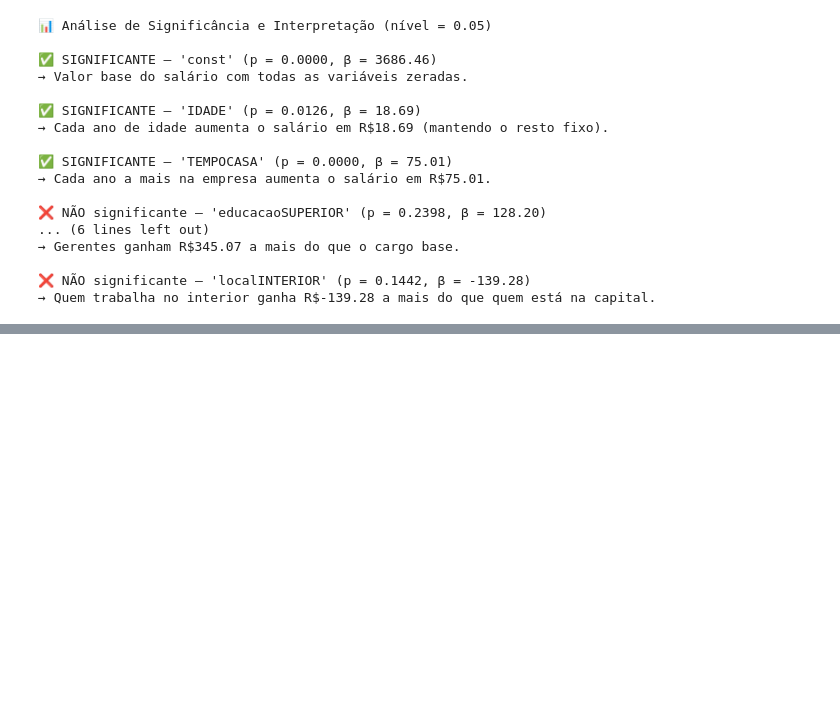
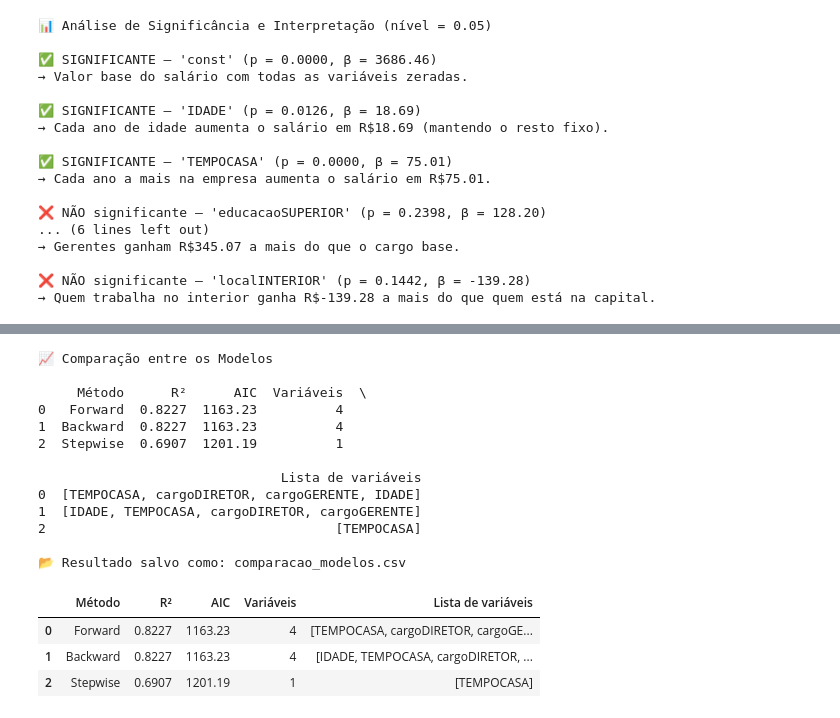
Before and after one commit to gabifgv/portfolio-ml, a Jupyter notebook: reg_multipla.ipynb, the cells around one changed output, grey strips where cells are left out. Drawn from its saved outputs; the diff is of its cells as text; code cells hidden in the pictures; blank space fills up the shorter version.

```diff
--- a/reg_multipla.ipynb
+++ b/reg_multipla.ipynb
@@ -342,0 +552,62 @@ plt.show()
+# %%
+def comparar_modelos(modelos_dict):
+    """
+    Recebe um dicionário com modelos e mostra R², AIC e variáveis usadas.
+    """
+    print("📈 Comparação entre os Modelos\n")
+    resultados = []
+
+    for nome, (modelo, variaveis) in modelos_dict.items():
+        resultados.append({
+            "Método": nome,
+            "R²": round(modelo.rsquared, 4),
+            "AIC": round(modelo.aic, 2),
+            "Variáveis": len(variaveis),
+            "Lista de variáveis": variaveis
+        })
+
+    df_resultados = pd.DataFrame(resultados).sort_values(by="AIC")
+    print(df_resultados)
+
+    # Exportar para CSV (opcional)
+    df_resultados.to_csv("comparacao_modelos.csv", index=False)
+    print("\n📂 Resultado salvo como: comparacao_modelos.csv")
+
+    return df_resultados
+# %%
+# Definindo os dados
+X = df[['IDADE', 'TEMPOCASA', 'educacaoSUPERIOR', 'cargoDIRETOR', 'cargoGERENTE', 'localINTERIOR']]
+y = df['SALARIO']
+
+# Rodando os métodos
+modelo_forward, vars_forward = forward_selection(X, y)
+modelo_backward, vars_backward = backward_elimination(X, y)
+modelo_stepwise, vars_stepwise = stepwise_selection(X, y)
+
+# Juntando para comparar
+modelos = {
+    "Forward": (modelo_forward, vars_forward),
+    "Backward": (modelo_backward, vars_backward),
+    "Stepwise": (modelo_stepwise, vars_stepwise)
+}
+
+# Comparando
+comparar_modelos(modelos)
+# %% [output]
+📈 Comparação entre os Modelos
+
+     Método      R²      AIC  Variáveis  \
+0   Forward  0.8227  1163.23          4
+1  Backward  0.8227  1163.23          4
+2  Stepwise  0.6907  1201.19          1
+
+                               Lista de variáveis
+0  [TEMPOCASA, cargoDIRETOR, cargoGERENTE, IDADE]
+1  [IDADE, TEMPOCASA, cargoDIRETOR, cargoGERENTE]
+2                                     [TEMPOCASA]
+
+📂 Resultado salvo como: comparacao_modelos.csv
+|  | Método | R² | AIC | Variáveis | Lista de variáveis |
+| 0 | Forward | 0.8227 | 1163.23 | 4 | [TEMPOCASA, cargoDIRETOR, cargoGE... |
+| 1 | Backward | 0.8227 | 1163.23 | 4 | [IDADE, TEMPOCASA, cargoDIRETOR, ... |
+| 2 | Stepwise | 0.6907 | 1201.19 | 1 | [TEMPOCASA] |
```
Also changed, not shown: parts of 6 cells of this notebook, 1 other file.
